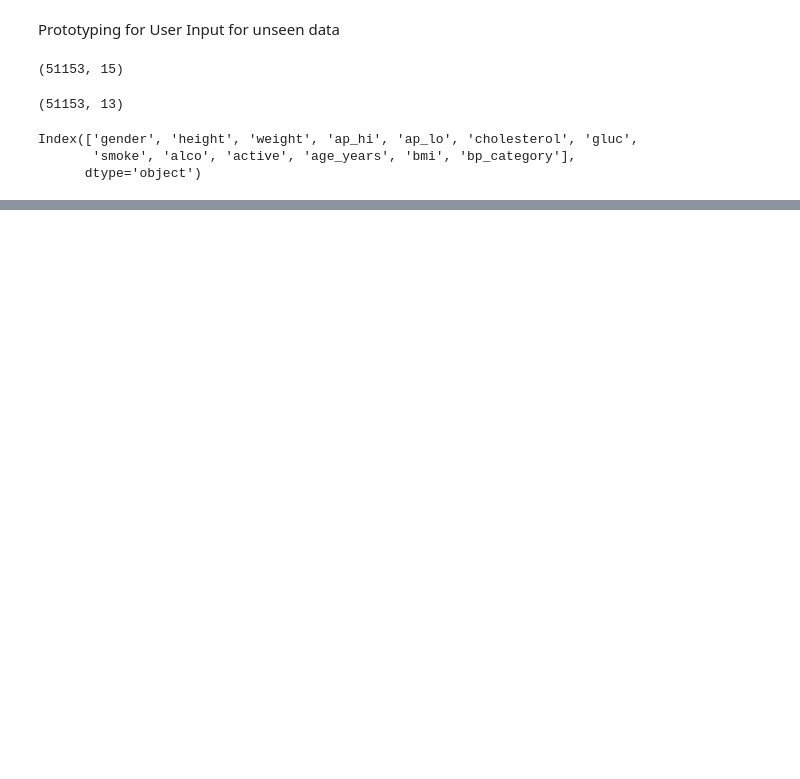
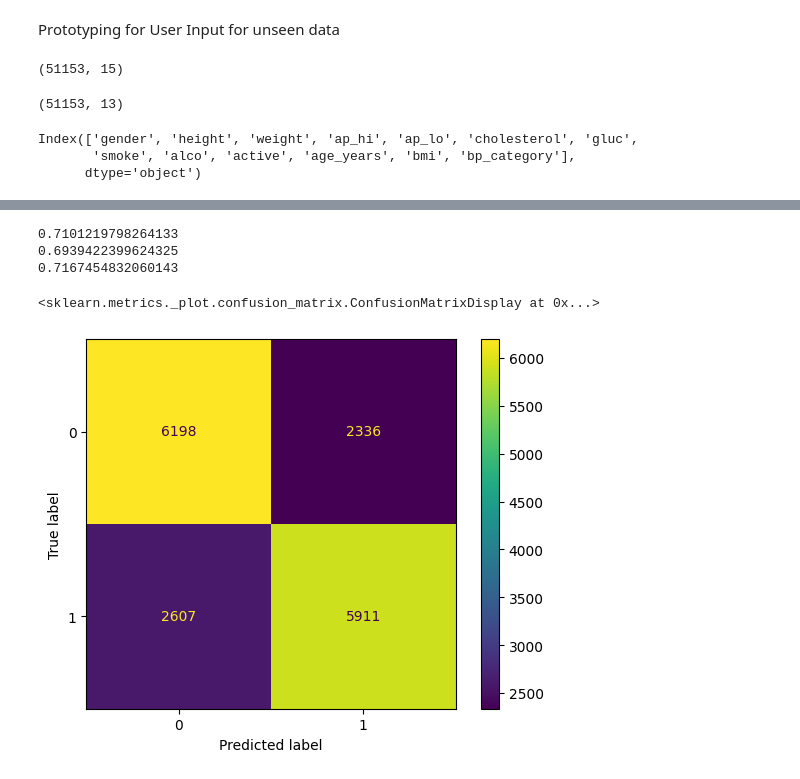
Before and after one commit to VishalMurya/Cardio_ML, a Jupyter notebook: Cardio.ipynb, the cells around one changed output, grey strips where cells are left out. Cells and saved outputs as stored; diff of their text form; code cells hidden in the pictures; blank space fills up the shorter version.

```diff
--- a/Cardio.ipynb
+++ b/Cardio.ipynb
@@ -466,0 +533,27 @@ Index(['gender', 'height', 'weight', 'ap_hi', 'ap_lo', 'cholesterol', 'gluc',
+# %%
+from sklearn.ensemble import RandomForestClassifier
+
+rfc = RandomForestClassifier()
+# %%
+rfc.fit(X_train_transformerd, y_train)
+pred = rfc.predict(X_test_transformerd)
+
+acc = accuracy_score(pred,y_test)
+rec = recall_score(pred,y_test)
+presc = precision_score(pred,y_test)
+
+
+cm = confusion_matrix(y_test, pred)
+# %%
+print(acc)
+print(presc)
+print(rec)
+# %% [output]
+0.7101219798264133
+0.6939422399624325
+0.7167454832060143
+# %%
+ConfusionMatrixDisplay(cm).plot()
+# %% [output]
+<sklearn.metrics._plot.confusion_matrix.ConfusionMatrixDisplay at 0x...>
+[figure, added]
```
Also changed, not shown: parts of 19 cells of this notebook.
